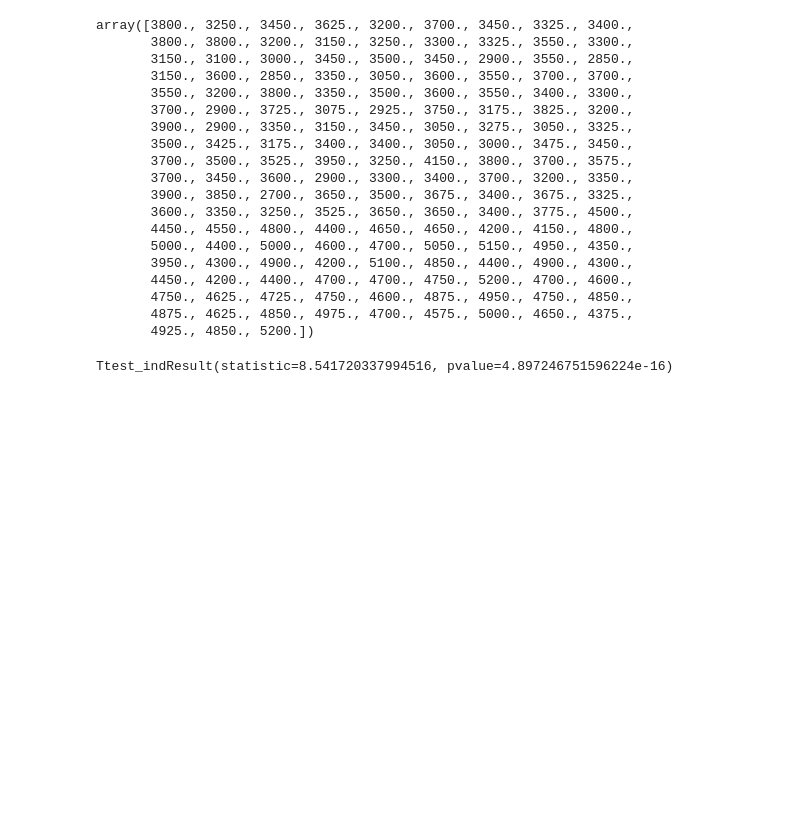
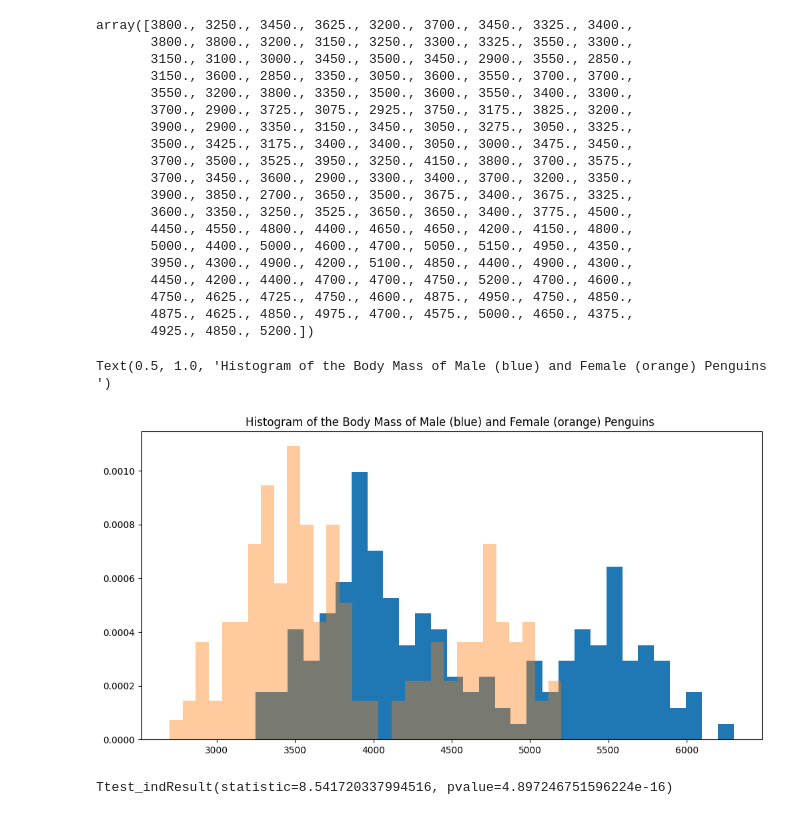
Before and after one commit to emma2d/machinelearning, a Jupyter notebook: tasks.ipynb, the cells around one changed output. Drawn from its saved outputs; the diff is of its cells as text; code cells hidden in the pictures; blank space fills up the shorter version.

```diff
--- a/tasks.ipynb
+++ b/tasks.ipynb
@@ -215,6 +210,17 @@ array([3800., 3250., 3450., 3625., 3200., 3700., 3450., 3325., 3400.,
        4750., 4625., 4725., 4750., 4600., 4875., 4950., 4750., 4850.,
        4875., 4625., 4850., 4975., 4700., 4575., 5000., 4650., 4375.,
        4925., 4850., 5200.])
+# %%
+# Create an empty figure.
+fig, ax = plt.subplots(figsize=(12,6))
+
+# Histogram of means.
+ax.hist(male_sample, bins=30, density=True)
+ax.hist(female_sample, bins=30, density=True, alpha=0.40)
+plt.title("Histogram of the Body Mass of Male (blue) and Female (orange) Penguins ")
+# %% [output]
+Text(0.5, 1.0, 'Histogram of the Body Mass of Male (blue) and Female (orange) Penguins ')
+[figure, added]
 # %%
 # Do t-Test.
 
```
Also changed, not shown: parts of 17 cells of this notebook, 1 other file.
